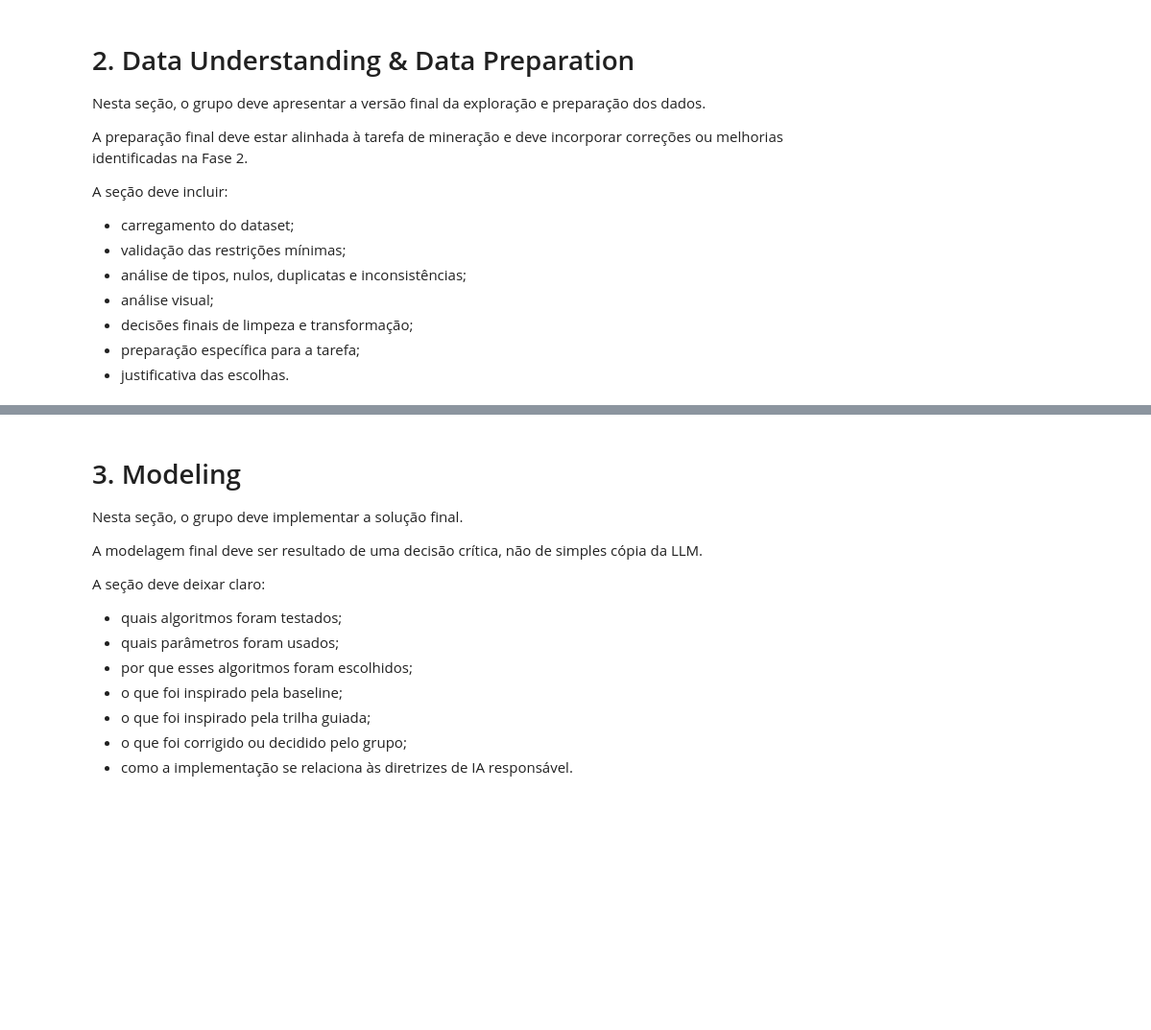
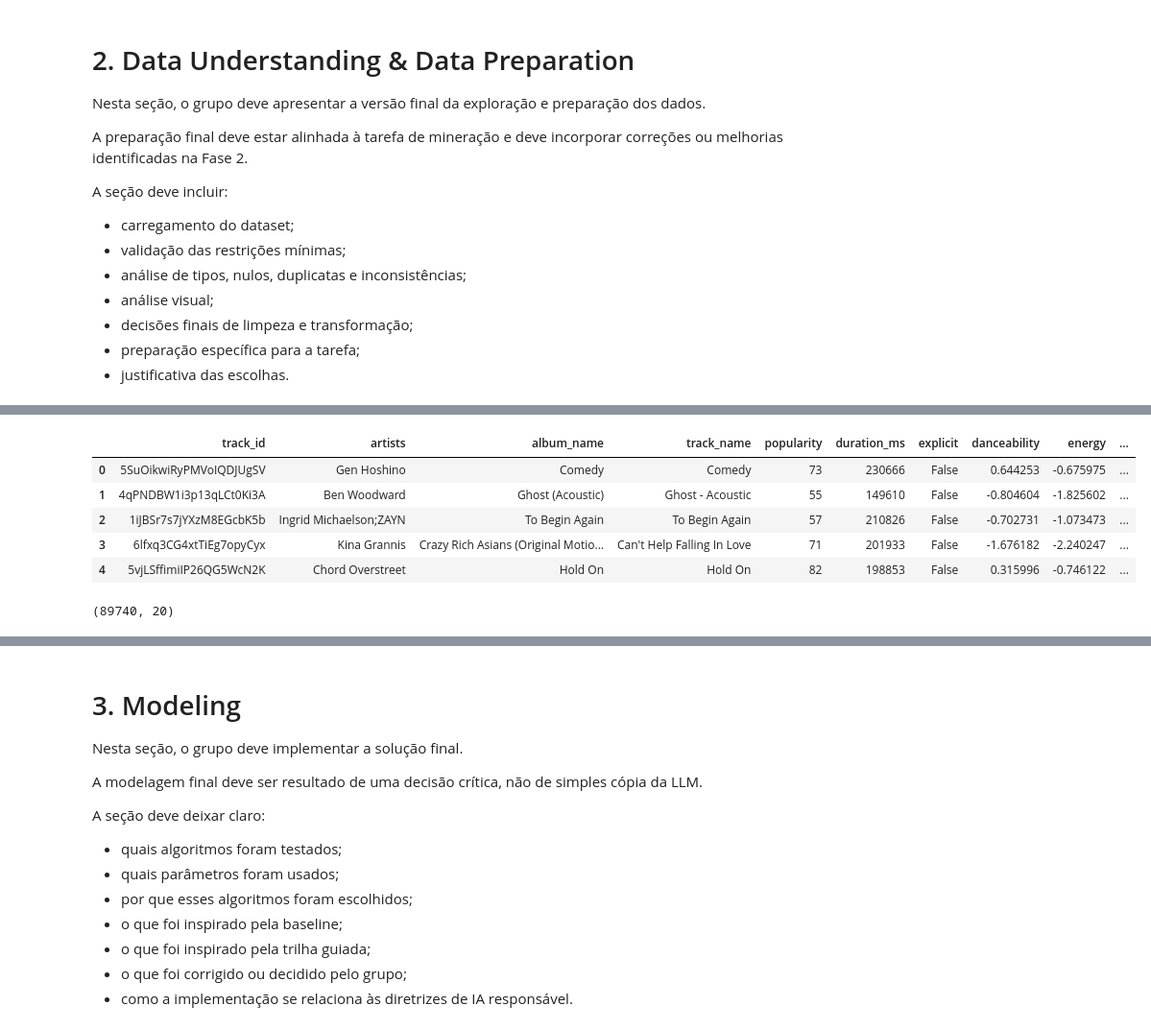
Before and after one commit to carolinabarcellos/TP-2-Mineracao, a Jupyter notebook: TP2_Fase3_Grupo1.ipynb, the cells around one changed output, grey strips where cells are left out. Shown at 96% size. Saved outputs shown, nothing was run; the diff lists cells and outputs as text; code cells hidden in the pictures; blank space fills up the shorter version.

```diff
--- a/TP2_Fase3_Grupo1.ipynb
+++ b/TP2_Fase3_Grupo1.ipynb
@@ -513,40 +671,79 @@ Exemplo: remover um atributo sensível pode reduzir riscos de uso indevido, mas
 # %%
 # Preparação final dos dados
 # Esta função deve ser adaptada pelo grupo.
 # Não use transformações automáticas sem justificar no texto.
 
 def preparar_dados_final(df: pd.DataFrame) -> pd.DataFrame:
     if df is None:
         raise ValueError("Dataset não carregado.")
 
     df_prep = df.copy()
 
-    # 1. Remoção de duplicatas exatas, se justificado.
-    df_prep = df_prep.drop_duplicates()
+    # 1. Remoção de duplicatas
+    # Justificativa (Seção 2.3): Remoção baseada no identificador primário 'track_id', para evitar clusters densos artificiais compostos pela mesma música repetida em gêneros diferentes.
+    if 'track_id' in df_prep.columns:
+        df_prep = df_prep.drop_duplicates(
+            subset=['track_id'],
+            keep='first'
+        )
 
     # 2. Remoção de colunas identificadoras, irrelevantes ou problemáticas.
-    # Preencha apenas após justificar na seção textual.
-    colunas_remover = [
-        # "[COLUNA_IDENTIFICADORA]",
-        # "[COLUNA_IRRELEVANTE]",
+    # Justificativa (Seção 2.3): A coluna 'Unnamed: 0' é apenas um índice residual de exportação e não possui qualquer valor analítico.
+    colunas_remover = ['Unnamed: 0']
+
+    colunas_existentes = [
+        c for c in colunas_remover
+        if c in df_prep.columns
     ]
-    colunas_remover = [col for col in colunas_remover if col in df_prep.columns]
-    df_prep = df_prep.drop(columns=colunas_remover)
 
-    # 3. Tratamento simples de nulos em variáveis numéricas.
-    # Esta é uma estratégia genérica. Avalie se faz sentido para o dataset.
-    for col in df_prep.select_dtypes(include=np.number).columns:
-        if df_prep[col].isna().any():
-            df_prep[col] = df_prep[col].fillna(df_prep[col].median())
+    df_prep = df_prep.drop(
+        columns=colunas_existentes
+    )
 
-    # 4. Tratamento simples de nulos em variáveis categóricas.
-    for col in df_prep.select_dtypes(include=["object", "category"]).columns:
-        if df_prep[col].isna().any():
-            df_prep[col] = df_prep[col].fillna("desconhecido")
+    # 3. Tratamento de nulos
+    # Justificativa (Seção 2.3): O diagnóstico provou haver apenas 1 linha com nulo na base inteira, optou-se pela remoção simples da instância (drop) em vez de imputação estatística.
+    df_prep = df_prep.dropna()
+
+    # 4. Padronização / Normalização de Variáveis Numéricas (Requisito da Fase 1 e 2)
+    # Justificativa: Equalizar a diferença de escalas geométricas (ex: 'tempo' em BPM vs 'danceability' 0-1)
+    colunas_acusticas = [
+        'danceability',
+        'energy',
+        'acousticness',
+        'instrumentalness',
+        'valence',
+        'speechiness',
+        'loudness',
+        'tempo',
+        'liveness'
+    ]
+
+    colunas_acusticas = [
+        c for c in colunas_acusticas
+        if c in df_prep.columns
+    ]
+
+    if len(df_prep) > 0 and len(colunas_acusticas) > 0:
+
+        scaler = StandardScaler()
+
+        df_prep[colunas_acusticas] = (
+            scaler.fit_transform(
+                df_prep[colunas_acusticas]
+            )
+        )
 
     return df_prep
 
 # Exemplo de uso:
-# df_prep = preparar_dados_final(df)
-# display(df_prep.head())
-# print(df_prep.shape)
+df_prep = preparar_dados_final(df)
+display(df_prep.head())
+print(df_prep.shape)
+# %% [output]
+|  | track_id | artists | album_name | track_name | popularity | duration_ms | explicit | danceability | energy | ... |
+| 0 | 5SuOikwiRyPMVoIQDJUgSV | Gen Hoshino | Comedy | Comedy | 73 | 230666 | False | 0.644253 | -0.675975 | ... |
+| 1 | 4qPNDBW1i3p13qLCt0Ki3A | Ben Woodward | Ghost (Acoustic) | Ghost - Acoustic | 55 | 149610 | False | -0.804604 | -1.825602 | ... |
+| 2 | 1iJBSr7s7jYXzM8EGcbK5b | Ingrid Michaelson;ZAYN | To Begin Again | To Begin Again | 57 | 210826 | False | -0.702731 | -1.073473 | ... |
+| 3 | 6lfxq3CG4xtTiEg7opyCyx | Kina Grannis | Crazy Rich Asians (Original Motio... | Can't Help Falling In Love | 71 | 201933 | False | -1.676182 | -2.240247 | ... |
+| 4 | 5vjLSffimiIP26QG5WcN2K | Chord Overstreet | Hold On | Hold On | 82 | 198853 | False | 0.315996 | -0.746122 | ... |
+(89740, 20)
```
Also changed, not shown: parts of 16 cells of this notebook.
